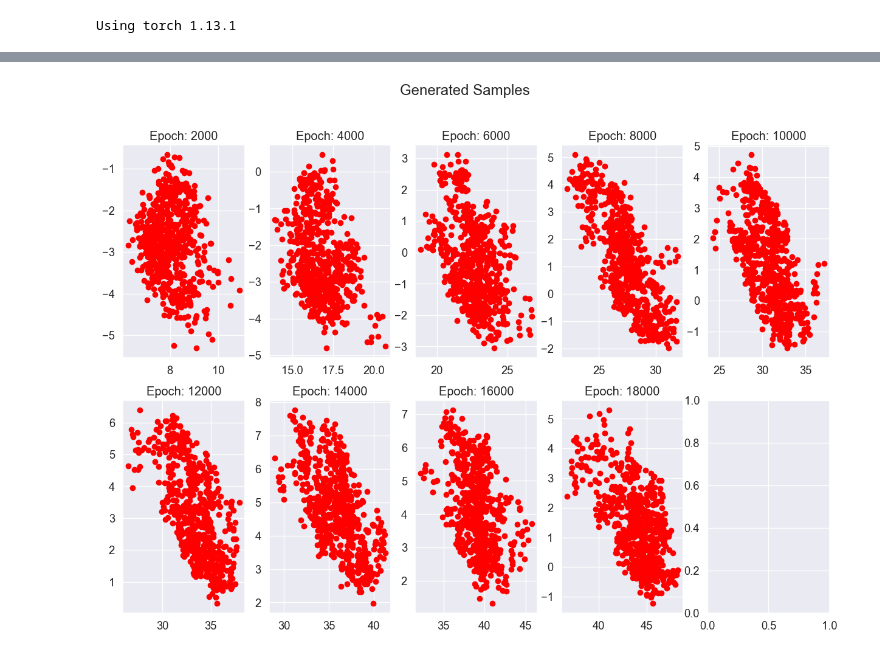
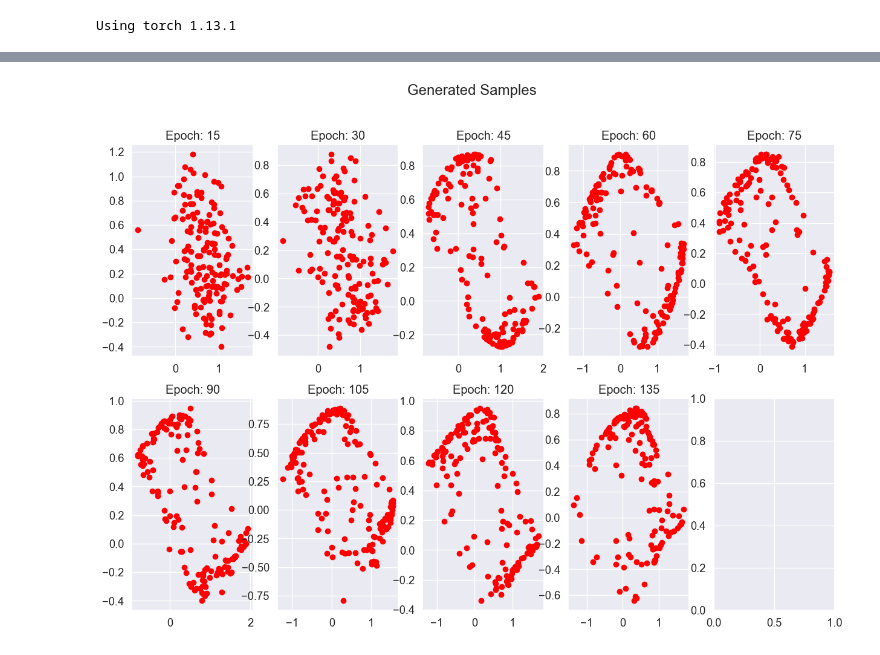
Before and after one commit to PritRaj1/IIB-Project-LatentEBM-Variance-Study, a Jupyter notebook: Notebooks/VanillaLatentEBM MkIII.ipynb, the cells around one changed output, grey strips where cells are left out. Saved outputs shown, nothing was run; the diff lists cells and outputs as text; code cells hidden in the pictures.

```diff
--- a/Notebooks/VanillaLatentEBM MkIII.ipynb
+++ b/Notebooks/VanillaLatentEBM MkIII.ipynb
@@ -68,6 +68,7 @@ class langevin_sampler():
             x_k (tensor): The final sample
         """
         x_k = initial_sample
+
         step = 0
 
         while step < model.K:
@@ -75,7 +76,7 @@ class langevin_sampler():
             grad = model.grad_log_fn(x_k, data, EBMmodel)
 
             # Update sample
-            x_k = x_k + (model.s * model.s * grad) + (model.s * torch.randn_like(x_k, device=self.device))
+            x_k = x_k + (model.s * model.s * grad) + (torch.sqrt(torch.tensor(2)) * model.s * torch.randn_like(x_k, device=self.device))
 
             step += 1
 
@@ -154,34 +155,41 @@ class topdownGenerator(nn.Module):
         return grad_log_gz + grad_log_prior # This is GRAD log[ p(x | z) * p(z) ]
 # %%
 def EBM_loss(z_prior, z_posterior, EBMmodel):
-    en_pos = torch.mean(EBMmodel(z_posterior.detach()), dim=0)
-    en_neg = torch.mean(EBMmodel(z_prior.detach()), dim=0)
+    en_pos = EBMmodel(z_posterior.detach())
+    en_neg = EBMmodel(z_prior.detach())
 
     return (en_pos - en_neg).mean()
 
+def generator_loss(x, g_z, lkhood_sigma):
+
+    log_lkhood = (torch.norm(x-g_z, dim=-1)**2) / (2.0 * lkhood_sigma * lkhood_sigma)
+
+    return log_lkhood.mean()
+
 lossE = EBM_loss
-lossG = nn.MSELoss(reduction='mean')
+#lossG = nn.MSELoss(reduction='mean')
+lossG = generator_loss
 # %%
 device = "cuda" if torch.cuda.is_available() else "cpu"
 
 # Hyperparameters
-NUM_EPOCHS = 20000
-BATCH_SIZE = 128
-DATA_SAMPLES = 3000
+NUM_EPOCHS = 150
+BATCH_SIZE = 32
+DATA_SAMPLES = 2000
 
 Z_SAMPLES = 2
 
-E_LR = 0.00002
-G_LR = 0.0001
+E_LR = 0.0002
+G_LR = 0.001
 
-E_STEP = 0.4
+E_STEP = 0.2
 G_STEP = 0.1
 
-E_SAMPLE_STEPS = 20
-G_SAMPLE_STEPS = 20
+E_SAMPLE_STEPS = 80
+G_SAMPLE_STEPS = 80
 
-p0_SIGMA = 0.5
-GENERATOR_SIGMA = 0.3
+p0_SIGMA = 0.2
+GENERATOR_SIGMA = 0.1
 
 # Load the moons dataset
 X, _ = make_moons(n_samples=DATA_SAMPLES, noise=0.1)
@@ -218,7 +226,7 @@ GENoptimiser = torch.optim.Adam(GENnet.parameters(), lr=G_LR)
 # Write to tensorboard 10 times
 sample_every = NUM_EPOCHS//10
 writer = SummaryWriter(f"runs/VanillaEBM")
-num_plots = (NUM_EPOCHS // sample_every) - 1
+num_plots = (NUM_EPOCHS // sample_every)
 num_cols = min(5, num_plots)  # Maximum of 2 columns
 num_rows = (num_plots - 1) // num_cols + 1
 
@@ -242,17 +250,16 @@ with torch.profiler.profile(
             batch_size = x.shape[0]
 
             # 1a. Sample from latent prior p0(z)
-            z0_EBM = Sampler.sample_p0()
-            z0_GEN = Sampler.sample_p0()
+            z0 = Sampler.sample_p0()
 
-            zK_EBM = Sampler.get_sample(z0_EBM, None, EBMnet, None)
-            zK_GEN = Sampler.get_sample(zK_EBM, x, GENnet, EBMnet)
+            zK_EBM = Sampler.get_sample(z0, None, EBMnet, None)
+            zK_GEN = Sampler.get_sample(z0, x, GENnet, EBMnet)
 
             ###
             # 2. Train generator
             GENoptimiser.zero_grad()
             x_pred = GENnet(zK_GEN.detach()) + (GENnet.lkhood_sigma * torch.randn_like(x))
-            loss_gen = lossG(x_pred, x)
+            loss_gen = lossG(x, x_pred, GENnet.lkhood_sigma)
             loss_gen.backward()
             GENoptimiser.step()
 
@@ -266,41 +273,39 @@ with torch.profiler.profile(
             GENtotal_loss += loss_gen.item()
 
             prof.step()
-            if batch_idx >= 1 + 1 + 3:
+            if batch_idx >= 5:
                 break
 
         tqdm_bar.set_description(f"Epoch {epoch}: EBM-Loss: {EBMtotal_loss / (BATCH_SIZE):.4f} GEN-Loss: {GENtotal_loss / (BATCH_SIZE):.4f}")
 
         if (epoch % sample_every == 0 or epoch == NUM_EPOCHS) and (epoch > 0):
 
-            # Assuming the prior has matched the posterior in training, we can sample from the prior
-            z = Sampler.sample_p0()
+            # # Plot a batch of generated samples
+            #
 
-            # Plot a batch of generated samples
-            with torch.no_grad():
+            plot_num = (epoch // sample_every) - 1
+            row = plot_num // num_cols
+            col = (plot_num % num_cols)
+            axs[row, col].clear()
+            axs[row, col].set_title(f'Epoch: {epoch}')
 
-                samples = []
+            # Generate 5 samples for each z, i.e. generate 5x as many samples as there are z
+            for _ in range(5):
+                # Assuming the prior has matched the posterior in training, we can sample from the prior
+                z = Sampler.sample_p0()
+                z_prior = Sampler.get_sample(z, None, EBMnet, None)
+                with torch.no_grad():
+                    x_pred = GENnet(z_prior)
+                    samples = x_pred.cpu().detach()
+                    axs[row, col].scatter(x=samples[:, 0].numpy(), y=samples[:, 1].numpy(), color='red', marker='o')
 
-                # Generate 5 samples for each z, i.e. generate 5x as many samples as there are z
-                for _ in range(5):
-                    x_pred = GENnet(z) + (GENnet.lkhood_sigma * torch.randn_like(x)) # Get batch of generated samples
-                    samples.extend(x_pred.detach().cpu())
 
-                samples = torch.stack(samples)
+            # Convert the Matplotlib figure to a NumPy array
+            fig.canvas.draw()
+            image = np.frombuffer(fig.canvas.tostring_rgb(), dtype='uint8')
+            image = image.reshape(fig.canvas.get_width_height()[::-1] + (3,))
 
-                plot_num = (epoch // sample_every) - 1
-                row = plot_num // num_cols
-                col = (plot_num % num_cols)
-                axs[row, col].clear()
-                axs[row, col].scatter(x=samples[:, 0].numpy(), y=samples[:, 1].numpy(), color='red', marker='o')
-                axs[row, col].set_title(f'Epoch: {epoch}')
-
-                # Convert the Matplotlib figure to a NumPy array
-                fig.canvas.draw()
-                image = np.frombuffer(fig.canvas.tostring_rgb(), dtype='uint8')
-                image = image.reshape(fig.canvas.get_width_height()[::-1] + (3,))
-
-                # Write the image to TensorBoard
-                writer.add_image("VanillaEBM -- Make Moons", image, global_step=epoch, dataformats='HWC')
-                Sampler.batch_size = BATCH_SIZE
+            # Write the image to TensorBoard
+            writer.add_image("VanillaEBM -- Make Moons", image, global_step=epoch, dataformats='HWC')
+            Sampler.batch_size = BATCH_SIZE
 # %% [output]
@@ -310,4 +317,4 @@ STAGE:2023-11-15 12:18:52 556560:556560 output_json.cpp:417] Completed Stage: Po
-[figure, old version]
+[figure, new version]
 # %%
 # Create a figure with 2 subplots
 fig, axs = plt.subplots(1, 2, figsize=(15, 5))
```
Also changed, not shown: parts of 3 cells of this notebook, 1 other file.
